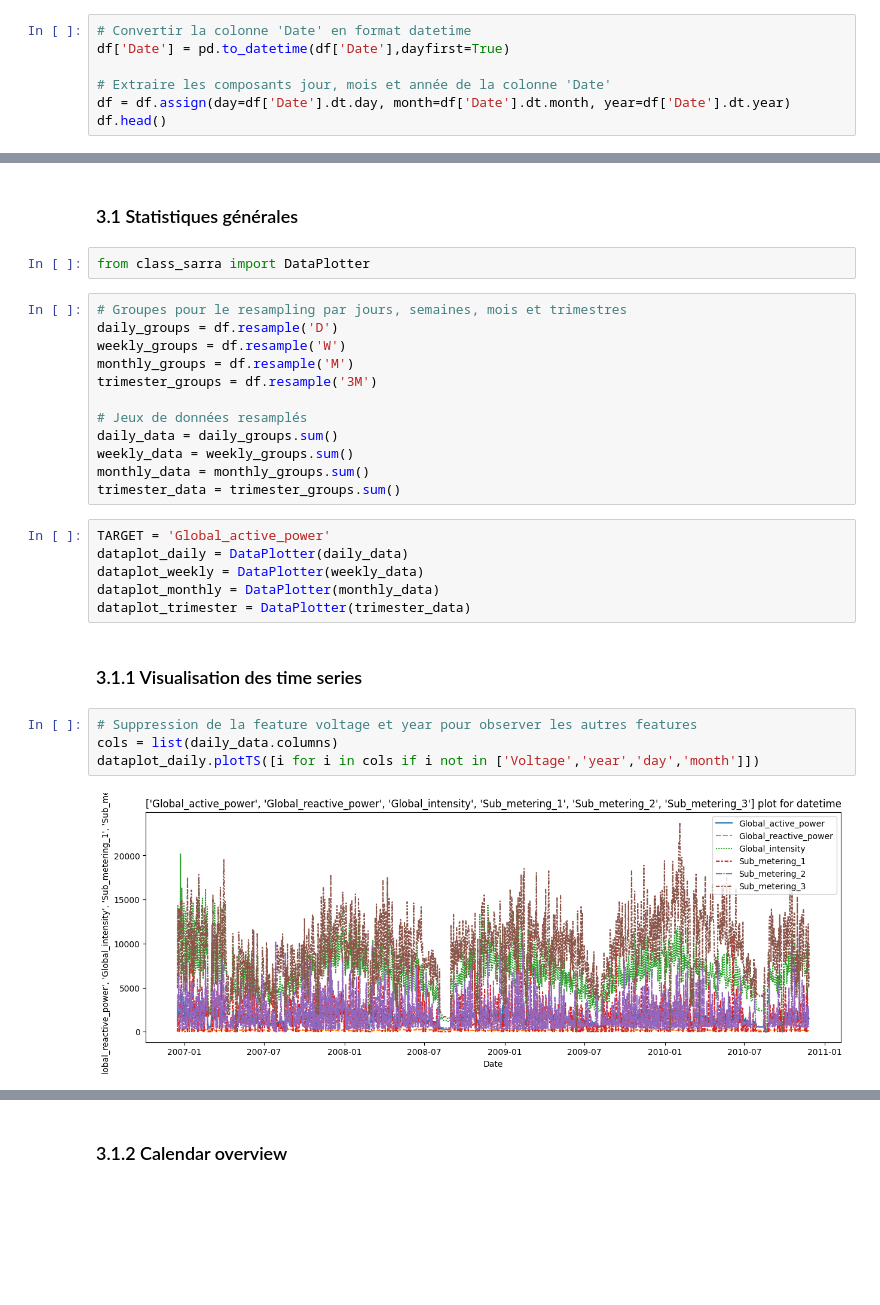
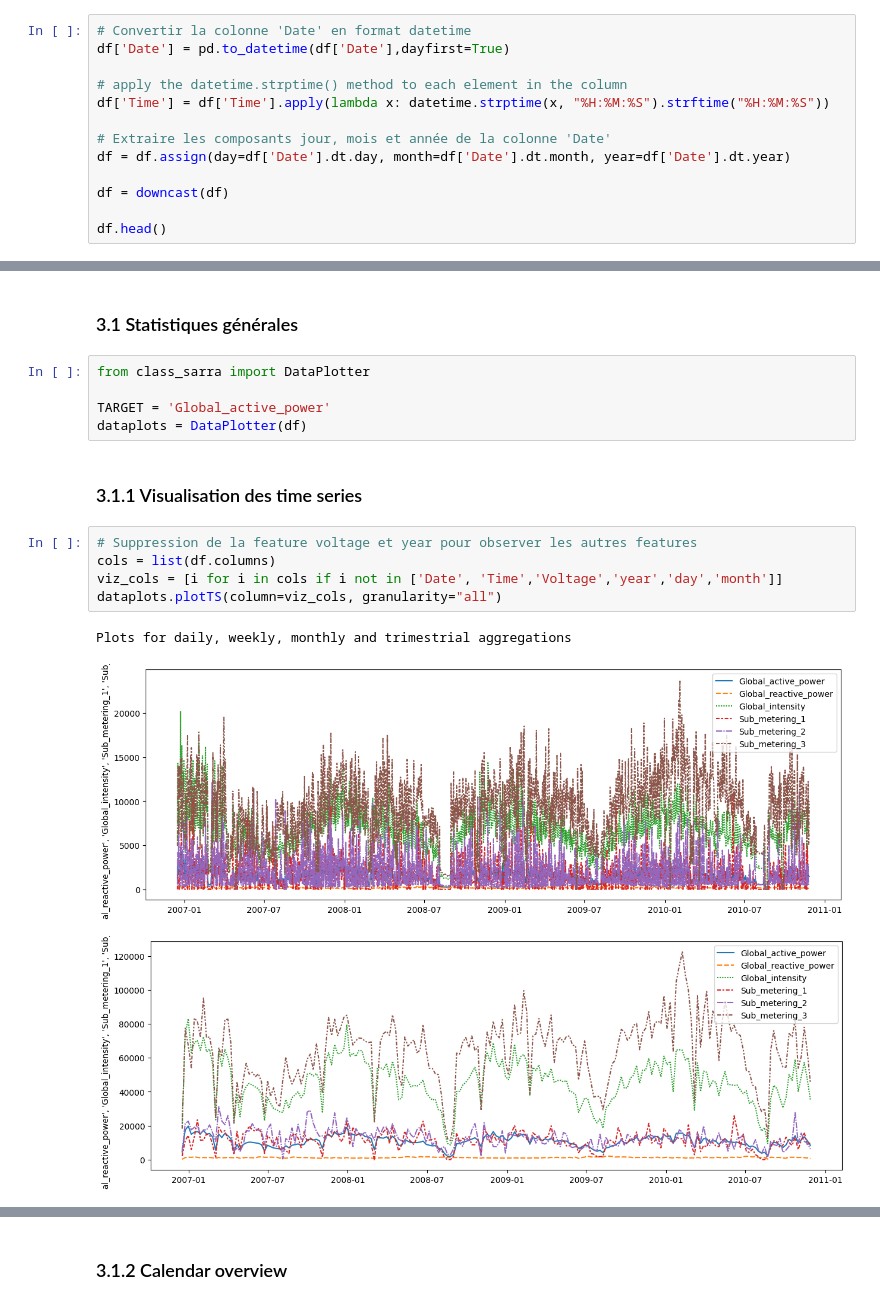
Before and after one commit to sarrabenyahia/ML-DL-time-series, a Jupyter notebook: src/notebook.ipynb, the cells around one changed output, grey strips where cells are left out. Drawn from its saved outputs; the diff is of its cells as text; blank space fills up the shorter version.

```diff
--- a/src/notebook.ipynb
+++ b/src/notebook.ipynb
@@ -32,7 +34,13 @@ df[cols] = df[cols].apply(pd.to_numeric, errors='coerce')
 # Convertir la colonne 'Date' en format datetime
 df['Date'] = pd.to_datetime(df['Date'],dayfirst=True)
 
+# apply the datetime.strptime() method to each element in the column
+df['Time'] = df['Time'].apply(lambda x: datetime.strptime(x, "%H:%M:%S").strftime("%H:%M:%S"))
+
 # Extraire les composants jour, mois et année de la colonne 'Date'
 df = df.assign(day=df['Date'].dt.day, month=df['Date'].dt.month, year=df['Date'].dt.year)
+
+df = downcast(df)
+
 df.head()
 # %% [output]
@@ -118,29 +120,17 @@ Sample Data:
 ### 3.1 Statistiques générales
 # %%
 from class_sarra import DataPlotter
+
+TARGET = 'Global_active_power'
+dataplots = DataPlotter(df)
-# %%
-# Groupes pour le resampling par jours, semaines, mois et trimestres
-daily_groups = df.resample('D')
-weekly_groups = df.resample('W')
-monthly_groups = df.resample('M')
-trimester_groups = df.resample('3M')
-
-# Jeux de données resamplés
-daily_data = daily_groups.sum()
-weekly_data = weekly_groups.sum()
-monthly_data = monthly_groups.sum()
-trimester_data = trimester_groups.sum()
-# %%
-TARGET = 'Global_active_power'
-dataplot_daily = DataPlotter(daily_data)
-dataplot_weekly = DataPlotter(weekly_data)
-dataplot_monthly = DataPlotter(monthly_data)
-dataplot_trimester = DataPlotter(trimester_data)
 # %% [markdown]
 ### 3.1.1 Visualisation des time series
 # %%
 # Suppression de la feature voltage et year pour observer les autres features
-cols = list(daily_data.columns)
-dataplot_daily.plotTS([i for i in cols if i not in ['Voltage','year','day','month']])
+cols = list(df.columns)
+viz_cols = [i for i in cols if i not in ['Date', 'Time','Voltage','year','day','month']]
+dataplots.plotTS(column=viz_cols, granularity="all")
 # %% [output]
+Plots for daily, weekly, monthly and trimestrial aggregations
-[figure, old version]
+[figure, new version]
+[figure, added]
```
Also changed, not shown: parts of 9 cells of this notebook, 1 other file.
